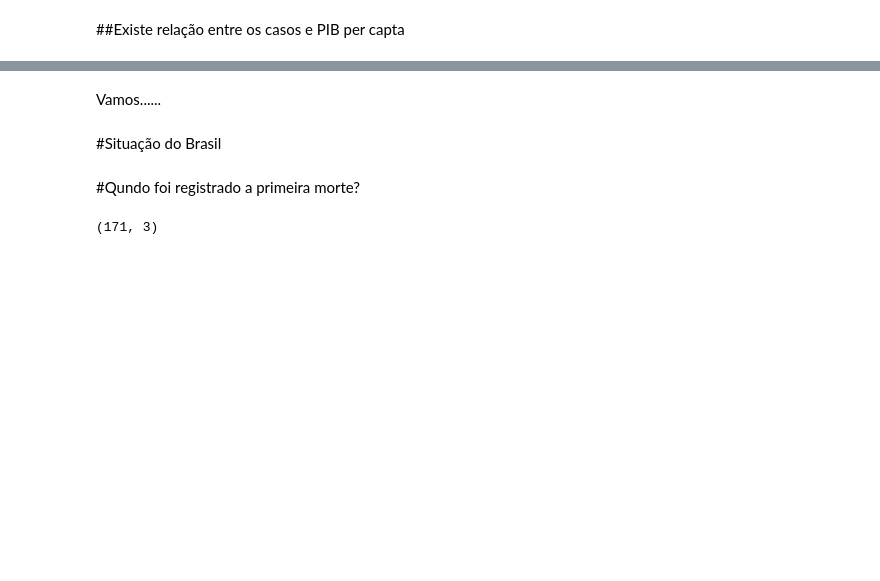
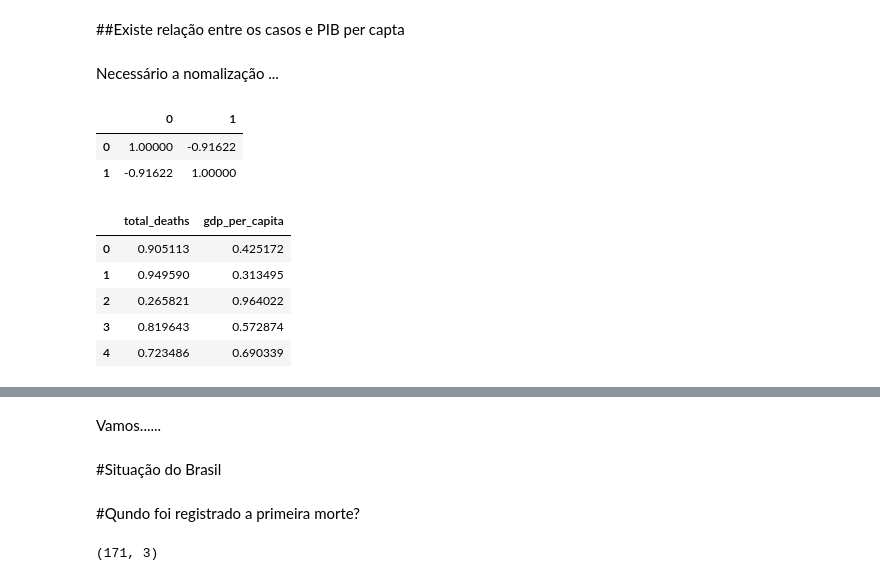
Before and after one commit to jvataidee/DataAnalysis, a Jupyter notebook: Panorama_do_COVID_19_no_Brasil.ipynb, the cells around one changed output, grey strips where cells are left out. Cells and saved outputs as stored; diff of their text form; code cells hidden in the pictures; blank space fills up the shorter version.

```diff
--- a/Panorama_do_COVID_19_no_Brasil.ipynb
+++ b/Panorama_do_COVID_19_no_Brasil.ipynb
@@ -250,3 +252,29 @@ plt.show()
+# %%
+covid_dts = covid_dts.iloc[:, [1,3]]
+# %% [markdown]
+Necessário a nomalização ...
+# %%
+#Normaliza os dados
+scaler = Normalizer()
+covid_normali = scaler.fit_transform(covid_dts)
+covid_normali = pd.DataFrame(covid_normali)
+# %%
+covid_normali.corr()
+# %% [output]
+|  | 0 | 1 |
+| 0 | 1.00000 | -0.91622 |
+| 1 | -0.91622 | 1.00000 |
+# %%
+covid_normali = covid_normali.rename({0:'total_deaths', 1:"gdp_per_capita"}, axis = 1)
+# %%
+covid_normali.head()
+# %% [output]
+|  | total_deaths | gdp_per_capita |
+| 0 | 0.905113 | 0.425172 |
+| 1 | 0.949590 | 0.313495 |
+| 2 | 0.265821 | 0.964022 |
+| 3 | 0.819643 | 0.572874 |
+| 4 | 0.723486 | 0.690339 |
 # %%
 fig, ax = plt.subplots(figsize = (10,6))
 
```
Also changed, not shown: parts of 2 cells of this notebook.
